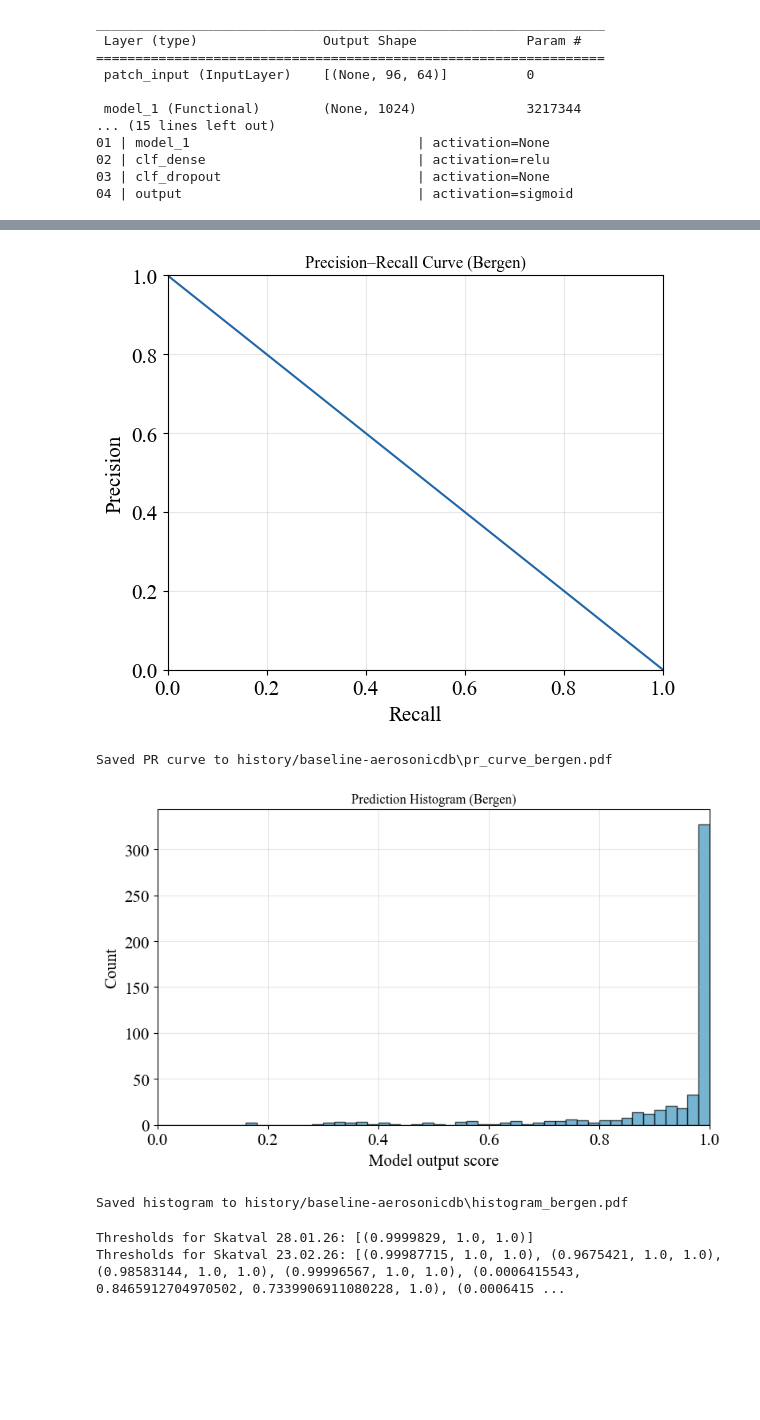
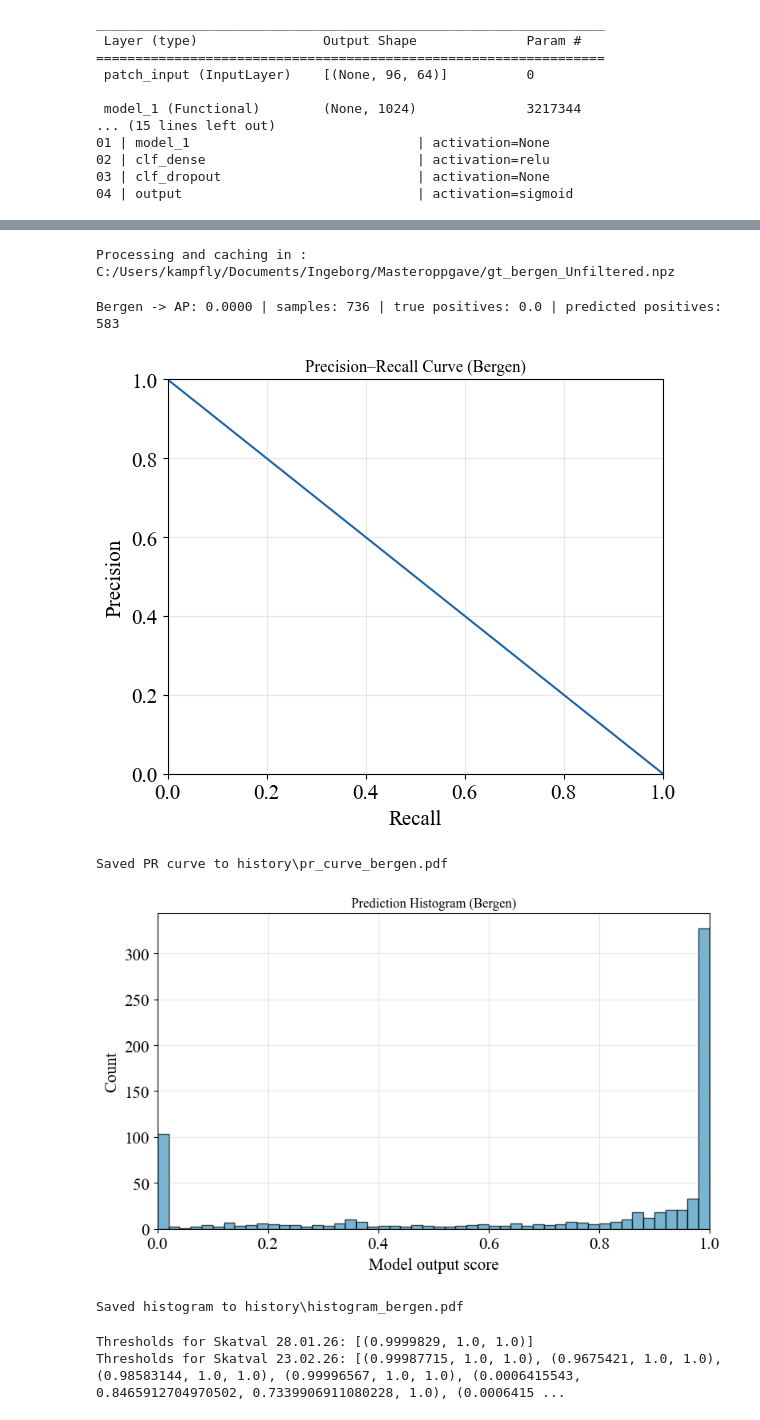
Before and after one commit to ingeborgborhaug/sound-event-detection-aircrafts, a Jupyter notebook: train.ipynb, the cells around one changed output, grey strips where cells are left out. Cells and saved outputs as stored; diff of their text form; code cells hidden in the pictures; blank space fills up the shorter version.

```diff
--- a/train.ipynb
+++ b/train.ipynb
@@ -513,11 +496,11 @@ X_bergen, y_bergen, folds_bergen = functions.get_data_from_dict(settings.data_pa
 
 
 bergen_results = functions.evaluate_dataset(
-    model=model,
+    model=baseline_model,
     X=X_bergen,
     y=y_bergen,
     dataset_name="Bergen",
-    output_dir="history/baseline-aerosonicdb",
+    output_dir="history",
     threshold=settings.PREDICTION_THRESHOLD,
     verbose=0,
     show_plots=True,
@@ -529,7 +513,9 @@ Bergen -> AP: 0.0000 | samples: 519 | true positives: 0.0 | predicted positives:
+Processing and caching in : C:/Users/kampfly/Documents/Ingeborg/Masteroppgave/gt_bergen_Unfiltered.npz
+Bergen -> AP: 0.0000 | samples: 736 | true positives: 0.0 | predicted positives: 583
 [figure]
-Saved PR curve to history/baseline-aerosonicdb\pr_curve_bergen.pdf
+Saved PR curve to history\pr_curve_bergen.pdf
-[figure, old version]
+[figure, new version]
-Saved histogram to history/baseline-aerosonicdb\histogram_bergen.pdf
+Saved histogram to history\histogram_bergen.pdf
 # %%
 save_ap_and_pr_curves(ap_scores_test, pr_curves_test, "test", timestr)
 save_ap_and_pr_curves(ap_scores_env, pr_curves_env, "environmental", timestr)
```
Also changed, not shown: parts of 7 cells of this notebook.
